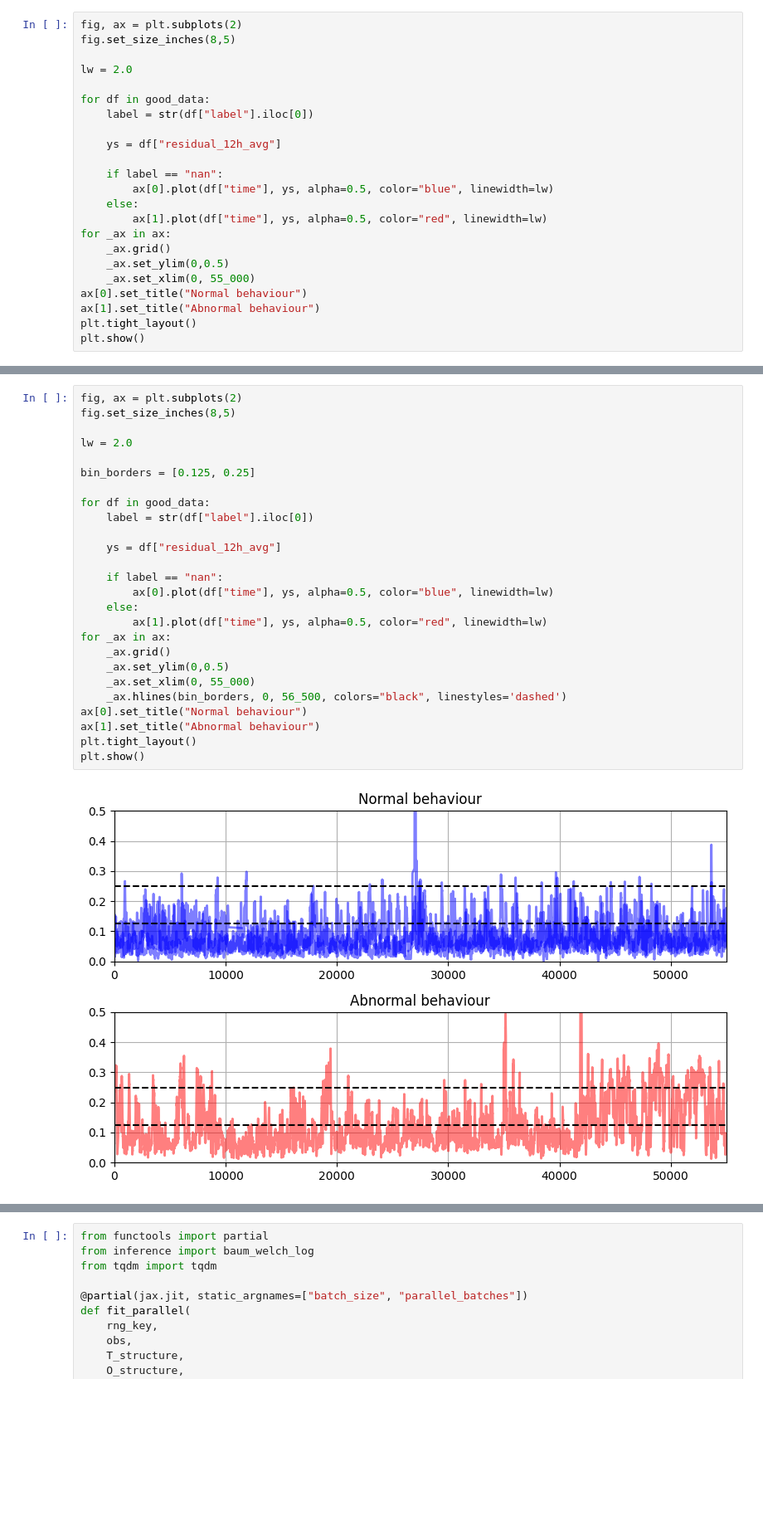
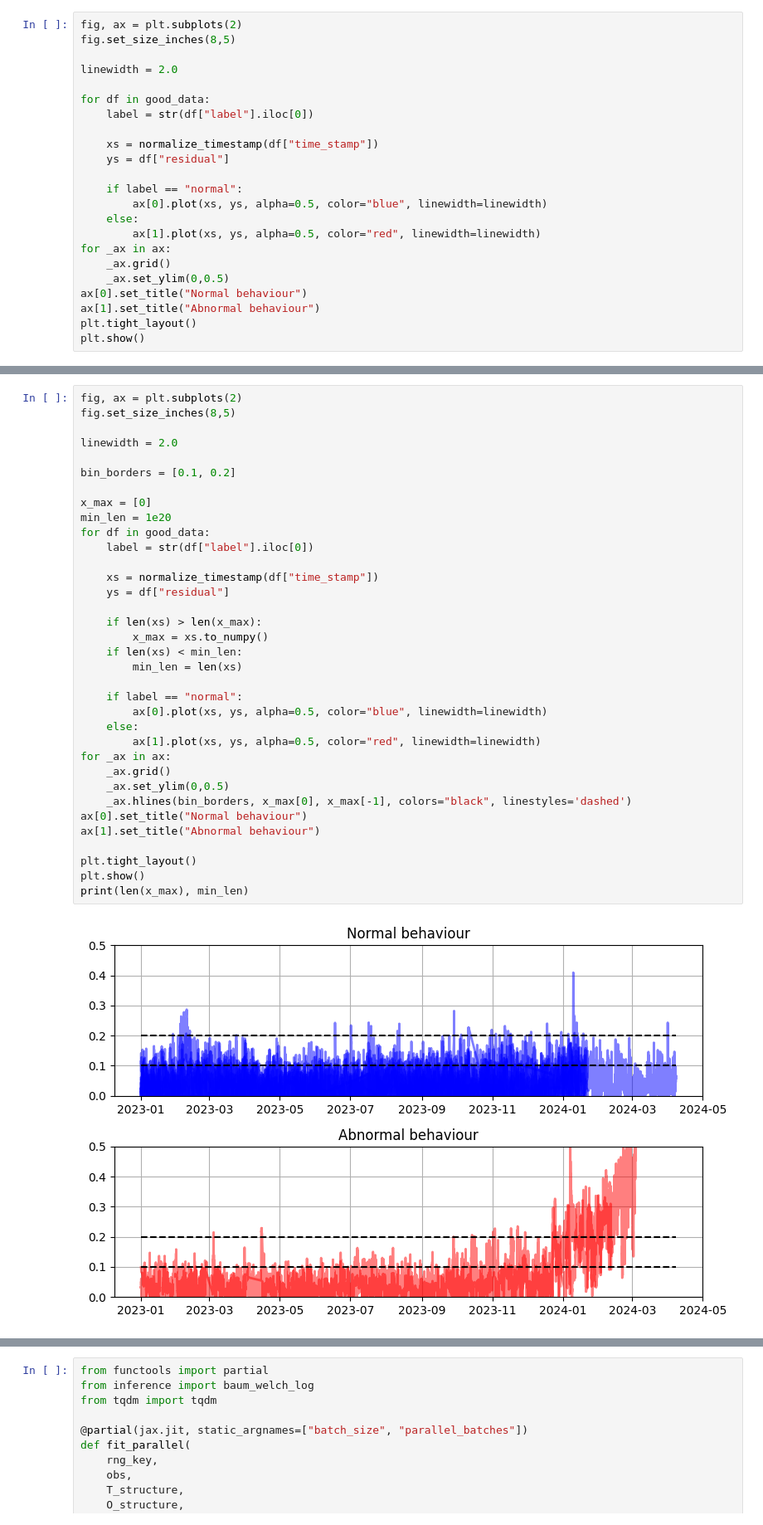
Before and after one commit to tobias-heinzle/BaumWelchJax, a Jupyter notebook: test_on_indicators.ipynb, the cells around one changed output, grey strips where cells are left out. Shown: that part at 83% size. Saved outputs shown, nothing was run; the diff lists cells and outputs as text; blank space fills up the shorter version.

```diff
--- a/test_on_indicators.ipynb
+++ b/test_on_indicators.ipynb
@@ -108,21 +145,21 @@ plt.show()
 fig, ax = plt.subplots(2)
 fig.set_size_inches(8,5)
 
-lw = 2.0
+linewidth = 2.0
 
 for df in good_data:
     label = str(df["label"].iloc[0])
 
-    ys = df["residual_12h_avg"]
+    xs = normalize_timestamp(df["time_stamp"])
+    ys = df["residual"]
 
-    if label == "nan":
-        ax[0].plot(df["time"], ys, alpha=0.5, color="blue", linewidth=lw)
+    if label == "normal":
+        ax[0].plot(xs, ys, alpha=0.5, color="blue", linewidth=linewidth)
     else:
-        ax[1].plot(df["time"], ys, alpha=0.5, color="red", linewidth=lw)
+        ax[1].plot(xs, ys, alpha=0.5, color="red", linewidth=linewidth)
 for _ax in ax:
     _ax.grid()
     _ax.set_ylim(0,0.5)
-    _ax.set_xlim(0, 55_000)
 ax[0].set_title("Normal behaviour")
 ax[1].set_title("Abnormal behaviour")
 plt.tight_layout()
@@ -132,28 +169,37 @@ plt.show()
 # %%
 fig, ax = plt.subplots(2)
 fig.set_size_inches(8,5)
 
-lw = 2.0
+linewidth = 2.0
 
-bin_borders = [0.125, 0.25]
+bin_borders = [0.1, 0.2]
 
+x_max = [0]
+min_len = 1e20
 for df in good_data:
     label = str(df["label"].iloc[0])
 
-    ys = df["residual_12h_avg"]
+    xs = normalize_timestamp(df["time_stamp"])
+    ys = df["residual"]
 
-    if label == "nan":
-        ax[0].plot(df["time"], ys, alpha=0.5, color="blue", linewidth=lw)
+    if len(xs) > len(x_max):
+        x_max = xs.to_numpy()
+    if len(xs) < min_len:
+        min_len = len(xs)
+
+    if label == "normal":
+        ax[0].plot(xs, ys, alpha=0.5, color="blue", linewidth=linewidth)
     else:
-        ax[1].plot(df["time"], ys, alpha=0.5, color="red", linewidth=lw)
+        ax[1].plot(xs, ys, alpha=0.5, color="red", linewidth=linewidth)
 for _ax in ax:
     _ax.grid()
     _ax.set_ylim(0,0.5)
-    _ax.set_xlim(0, 55_000)
-    _ax.hlines(bin_borders, 0, 56_500, colors="black", linestyles='dashed')
+    _ax.hlines(bin_borders, x_max[0], x_max[-1], colors="black", linestyles='dashed')
 ax[0].set_title("Normal behaviour")
 ax[1].set_title("Abnormal behaviour")
+
 plt.tight_layout()
 plt.show()
+print(len(x_max), min_len)
 # %% [output]
-[figure, old version]
+[figure, new version]
```
Also changed, not shown: parts of 21 cells of this notebook.
